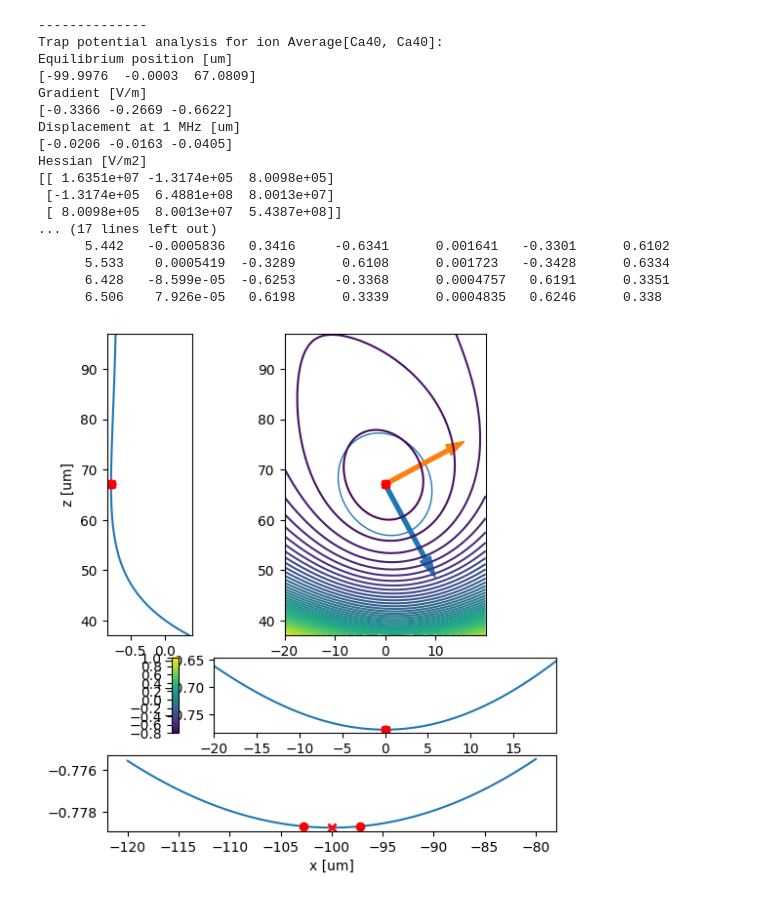
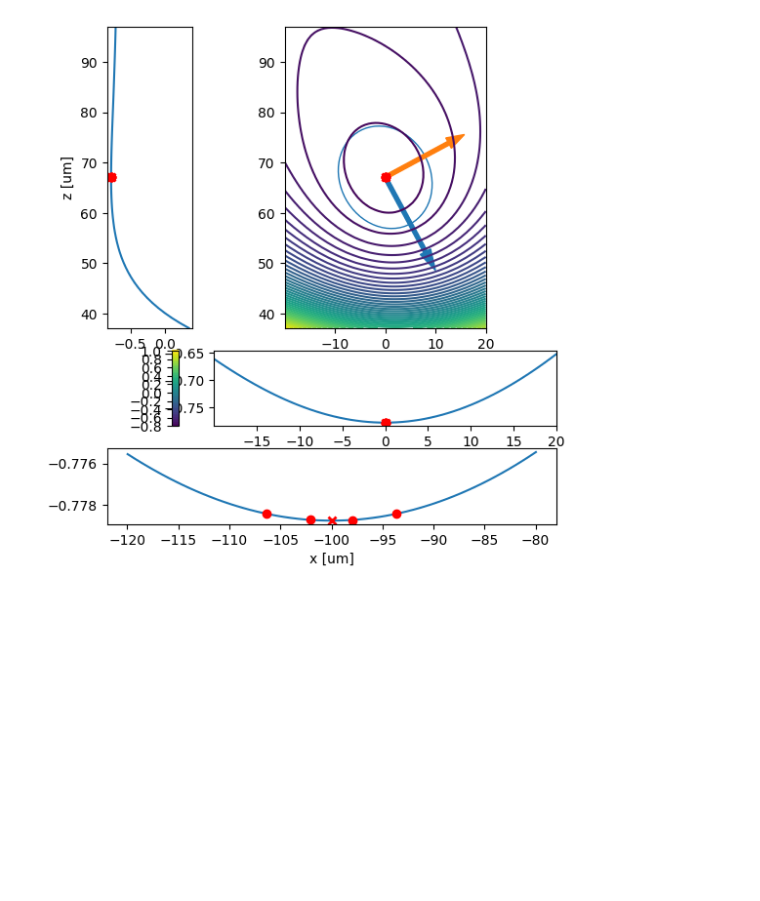
Before and after one commit to tiqi-group/pytrans-examples, a Jupyter notebook: examples/plotting3d.ipynb, the cells around one changed output. Cells and saved outputs as stored; diff of their text form; code cells hidden in the pictures; blank space fills up the shorter version.

```diff
--- a/examples/plotting3d.ipynb
+++ b/examples/plotting3d.ipynb
@@ -47,26 +46,9 @@ from models.surface_trap import SurfaceTrap
 # %%
 trap = SurfaceTrap()
 voltages = np.load('transport\waveform.npy')[0]
 r0 = np.asarray([trap.x_ele(2), 0, trap.z0]) + np.random.randn(3) * 1e-8
 
-res = analyse_potential(trap, voltages, ions=[Ca40] * 2, r0=r0, verbose=False, roi=(20e-6, 20e-6, 30e-6))
-res
+res = analyse_potential(trap, voltages, ions=[Ca40] * 4, r0=r0, verbose=False, roi=(20e-6, 20e-6, 30e-6))
+# res
 # %% [output]
---------------
-Trap potential analysis for ion Average[Ca40, Ca40]:
-Equilibrium position [um]
-[-99.9976  -0.0003  67.0809]
-Gradient [V/m]
-[-0.3366 -0.2669 -0.6622]
-Displacement at 1 MHz [um]
-[-0.0206 -0.0163 -0.0405]
-Hessian [V/m2]
-[[ 1.6351e+07 -1.3174e+05  8.0098e+05]
- [-1.3174e+05  6.4881e+08  8.0013e+07]
- [ 8.0098e+05  8.0013e+07  5.4387e+08]]
-... (17 lines left out)
-      5.442   -0.0005836   0.3416     -0.6341      0.001641   -0.3301      0.6102
-      5.533    0.0005419  -0.3289      0.6108      0.001723   -0.3428      0.6334
-      6.428   -8.599e-05  -0.6253     -0.3368      0.0004757   0.6191      0.3351
-      6.506    7.926e-05   0.6198      0.3339      0.0004835   0.6246      0.338
-[figure, old version]
+[figure, new version]
```
Also changed, not shown: parts of 4 cells of this notebook, 1 other file.
